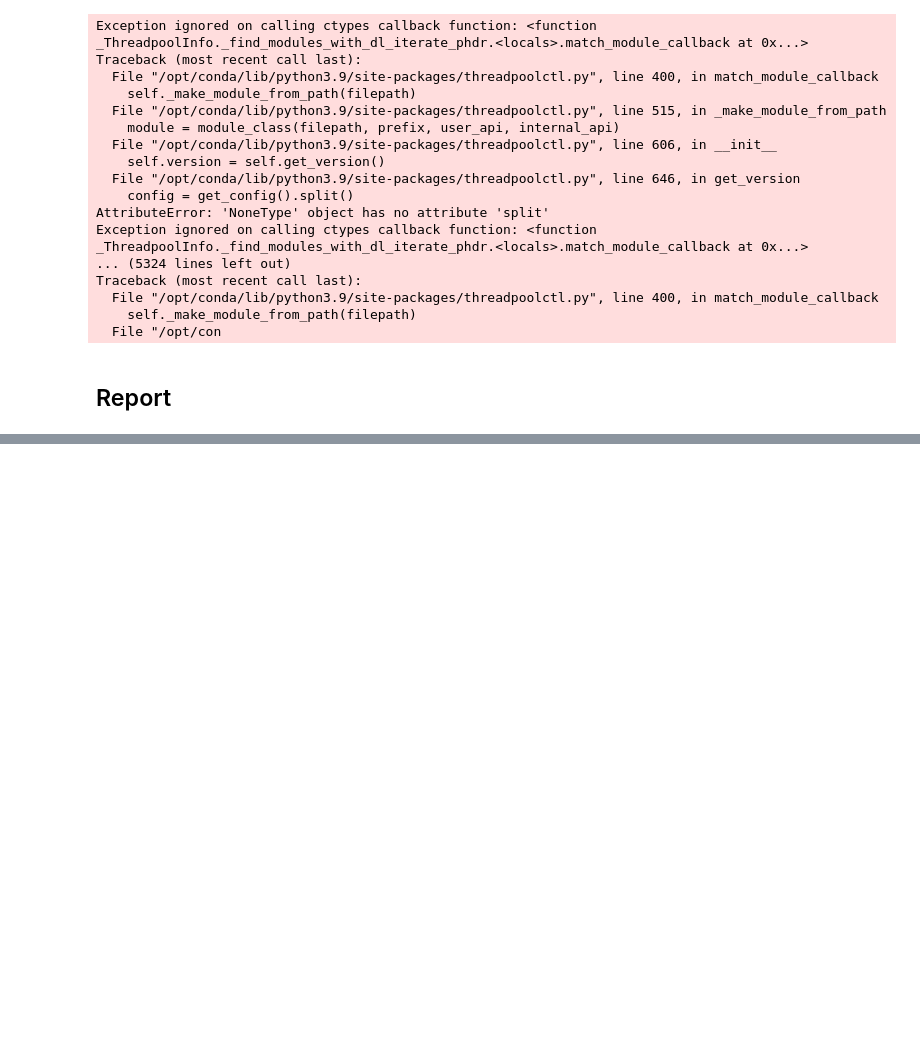
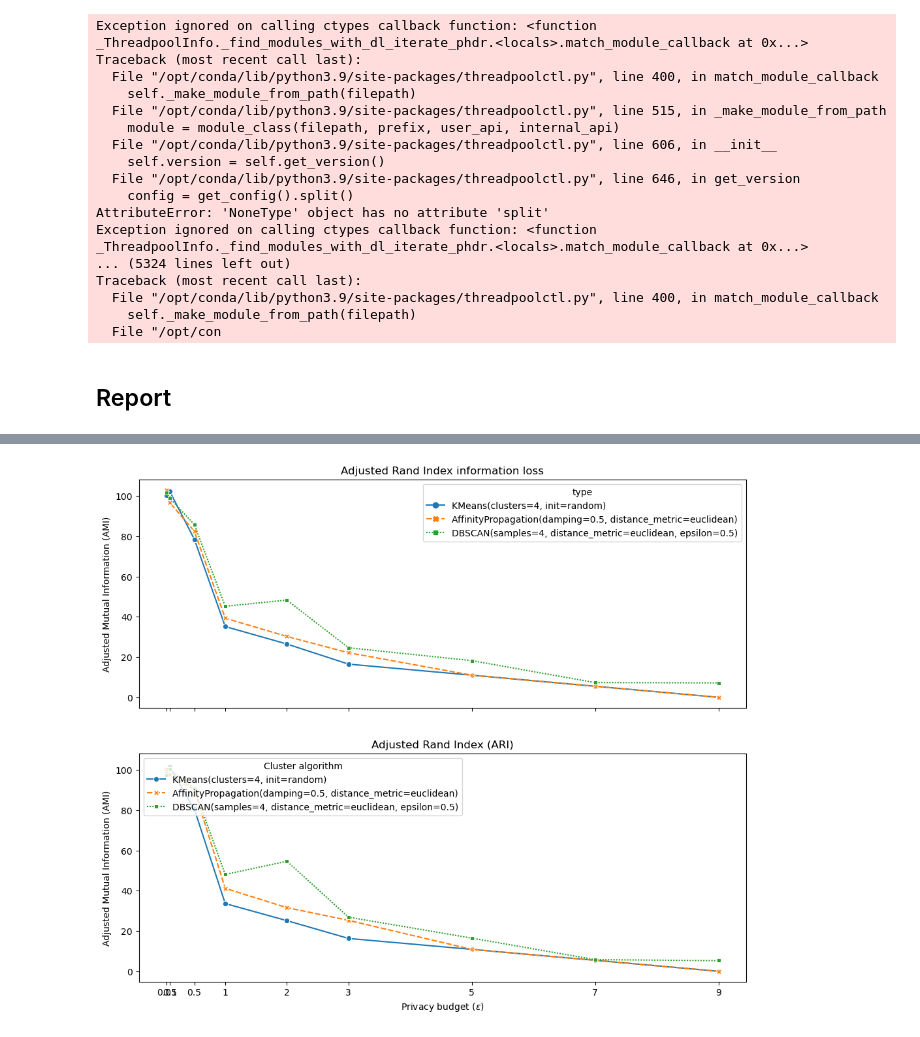
Before and after one commit to tjvanderende/privacy-preserved-clustering-with-nD-Laplace, a Jupyter notebook: RQ1/research/utility-experitments.ipynb, the cells around one changed output, grey strips where cells are left out. Saved outputs shown, nothing was run; the diff lists cells and outputs as text; code cells hidden in the pictures; blank space fills up the shorter version.

```diff
--- a/RQ1/research/utility-experitments.ipynb
+++ b/RQ1/research/utility-experitments.ipynb
@@ -153,0 +170,11 @@ plot_utility(utility_metrics, supported_epsilons, 'sc', axes=axs, metric='Silhou
+# %%
+utility_metrics_loss = utility_metrics.copy()
+utility_metrics_loss['ari_loss'] = (1 - utility_metrics['ari']) * 100
+utility_metrics_loss['ami_loss'] = (1 - utility_metrics['ami']) * 100
+# %%
+fig, axs = plt.subplots(2, sharex=True, sharey=True, figsize=(12, 10))
+plot_utility(utility_metrics_loss, supported_epsilons, 'ami_loss', axes=axs[0], title='Adjusted Rand Index information loss')
+plot_utility(utility_metrics_loss, supported_epsilons, 'ari_loss', axes=axs[1], title='Adjusted Rand Index (ARI)')
+fig.savefig('../export/results/ami-and-ari-loss.png')
+# %% [output]
+[figure, added]
```
Also changed, not shown: parts of 9 cells of this notebook, 32 other files.
